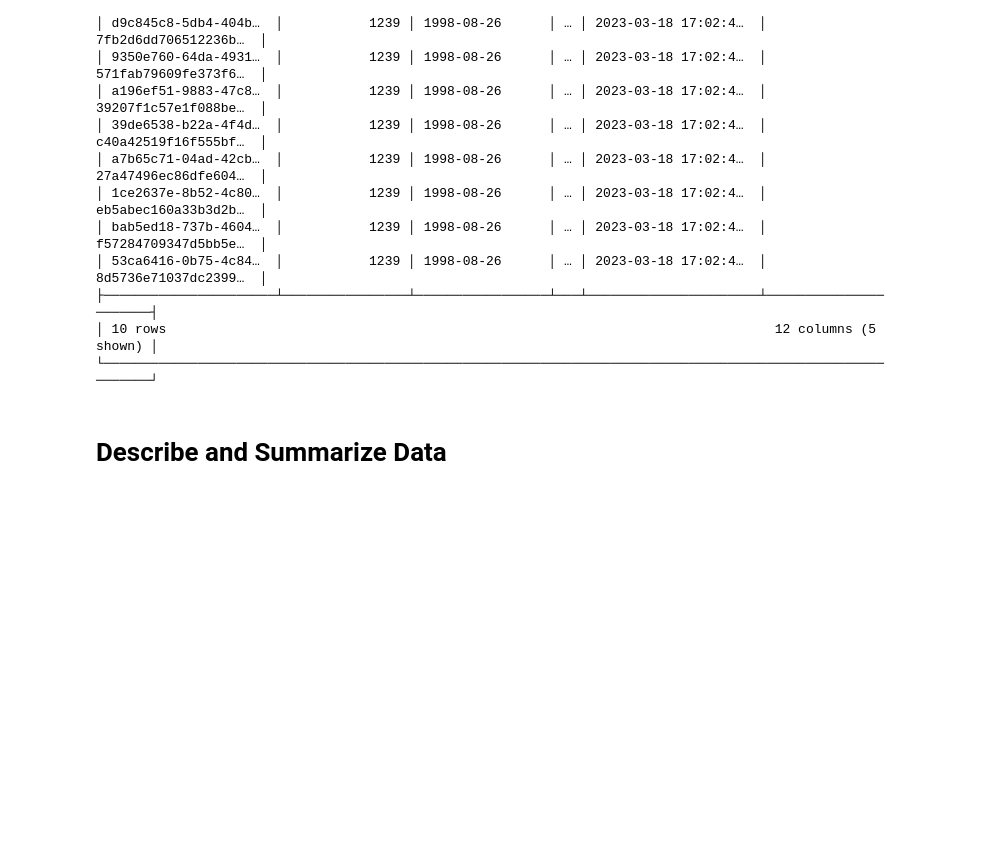
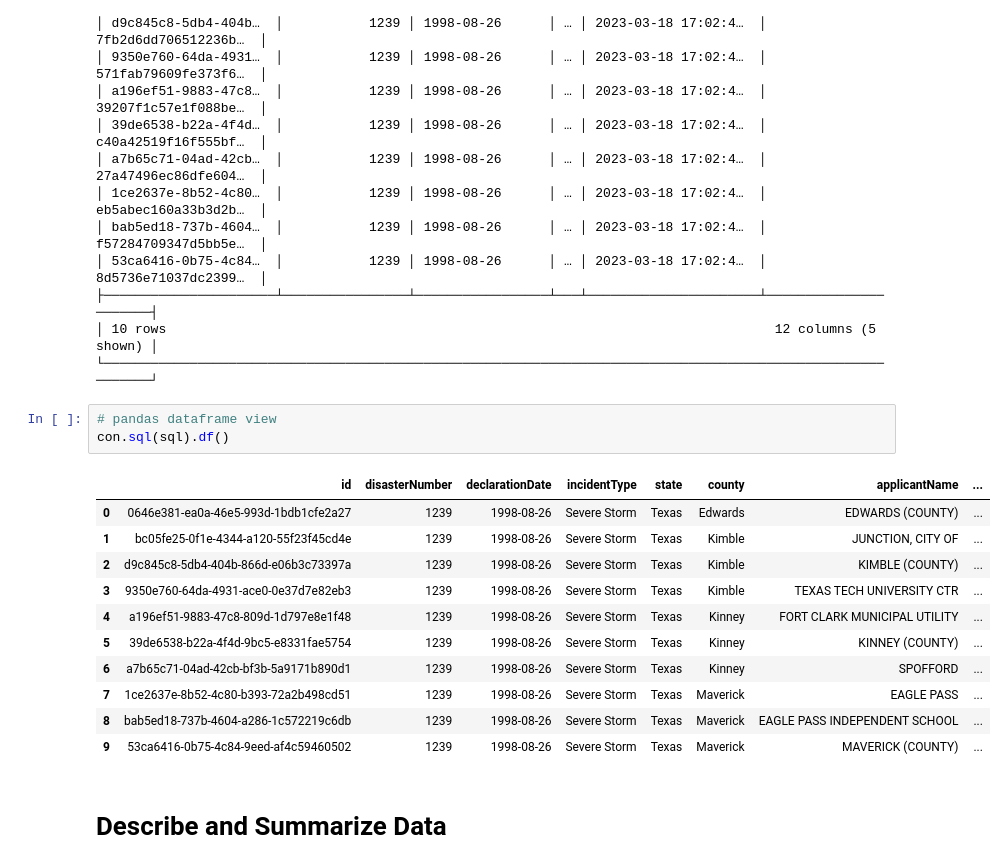
Before and after one commit to mebauer/fema-disaster-information, a Jupyter notebook: public-assistance.ipynb, the cells around one changed output. Saved outputs shown, nothing was run; the diff lists cells and outputs as text; blank space fills up the shorter version.

```diff
--- a/public-assistance.ipynb
+++ b/public-assistance.ipynb
@@ -80,6 +80,21 @@ con.sql(sql)
 ├──────────────────────┴────────────────┴─────────────────┴───┴──────────────────────┴──────────────────────┤
 │ 10 rows                                                                              12 columns (5 shown) │
 └───────────────────────────────────────────────────────────────────────────────────────────────────────────┘
+# %%
+# pandas dataframe view
+con.sql(sql).df()
+# %% [output]
+|  | id | disasterNumber | declarationDate | incidentType | state | county | applicantName | ... |
+| 0 | 0646e381-ea0a-46e5-993d-1bdb1cfe2a27 | 1239 | 1998-08-26 | Severe Storm | Texas | Edwards | EDWARDS (COUNTY) | ... |
+| 1 | bc05fe25-0f1e-4344-a120-55f23f45cd4e | 1239 | 1998-08-26 | Severe Storm | Texas | Kimble | JUNCTION, CITY OF | ... |
+| 2 | d9c845c8-5db4-404b-866d-e06b3c73397a | 1239 | 1998-08-26 | Severe Storm | Texas | Kimble | KIMBLE (COUNTY) | ... |
+| 3 | 9350e760-64da-4931-ace0-0e37d7e82eb3 | 1239 | 1998-08-26 | Severe Storm | Texas | Kimble | TEXAS TECH UNIVERSITY CTR | ... |
+| 4 | a196ef51-9883-47c8-809d-1d797e8e1f48 | 1239 | 1998-08-26 | Severe Storm | Texas | Kinney | FORT CLARK MUNICIPAL UTILITY | ... |
+| 5 | 39de6538-b22a-4f4d-9bc5-e8331fae5754 | 1239 | 1998-08-26 | Severe Storm | Texas | Kinney | KINNEY (COUNTY) | ... |
+| 6 | a7b65c71-04ad-42cb-bf3b-5a9171b890d1 | 1239 | 1998-08-26 | Severe Storm | Texas | Kinney | SPOFFORD | ... |
+| 7 | 1ce2637e-8b52-4c80-b393-72a2b498cd51 | 1239 | 1998-08-26 | Severe Storm | Texas | Maverick | EAGLE PASS | ... |
+| 8 | bab5ed18-737b-4604-a286-1c572219c6db | 1239 | 1998-08-26 | Severe Storm | Texas | Maverick | EAGLE PASS INDEPENDENT SCHOOL | ... |
+| 9 | 53ca6416-0b75-4c84-9eed-af4c59460502 | 1239 | 1998-08-26 | Severe Storm | Texas | Maverick | MAVERICK (COUNTY) | ... |
 # %% [markdown]
 # Describe and Summarize Data
 # %%
```
Also changed, not shown: parts of 34 cells of this notebook.
